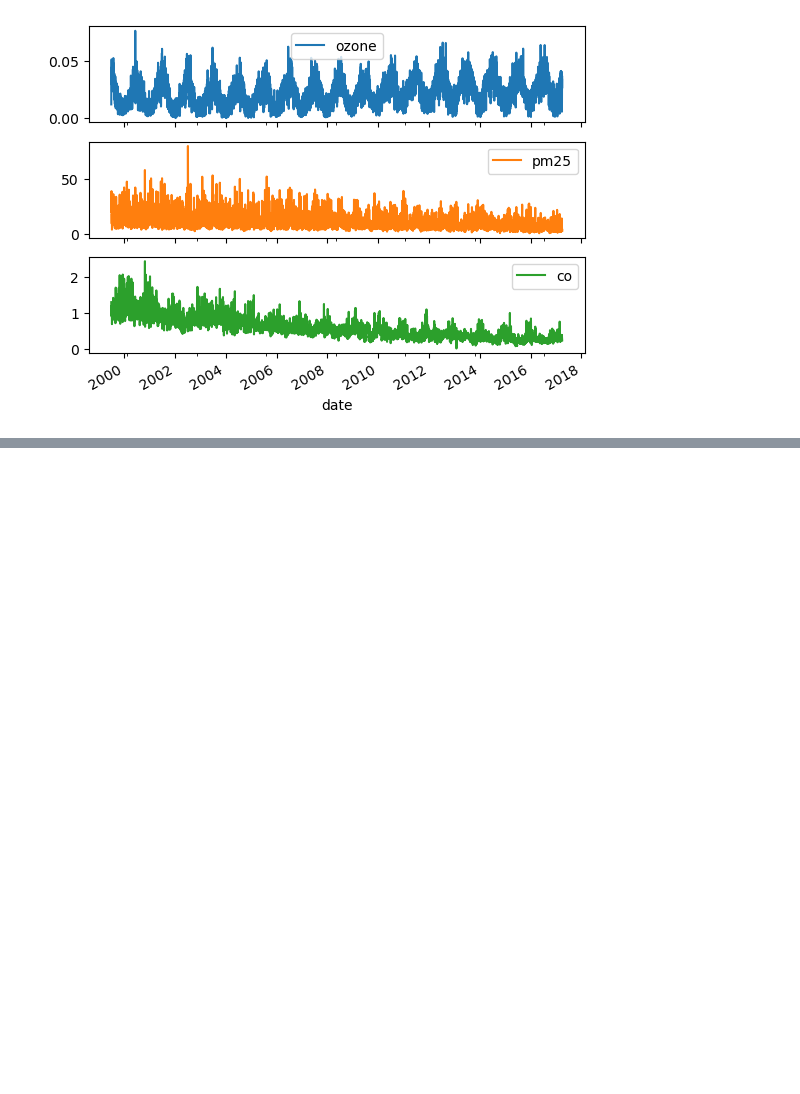
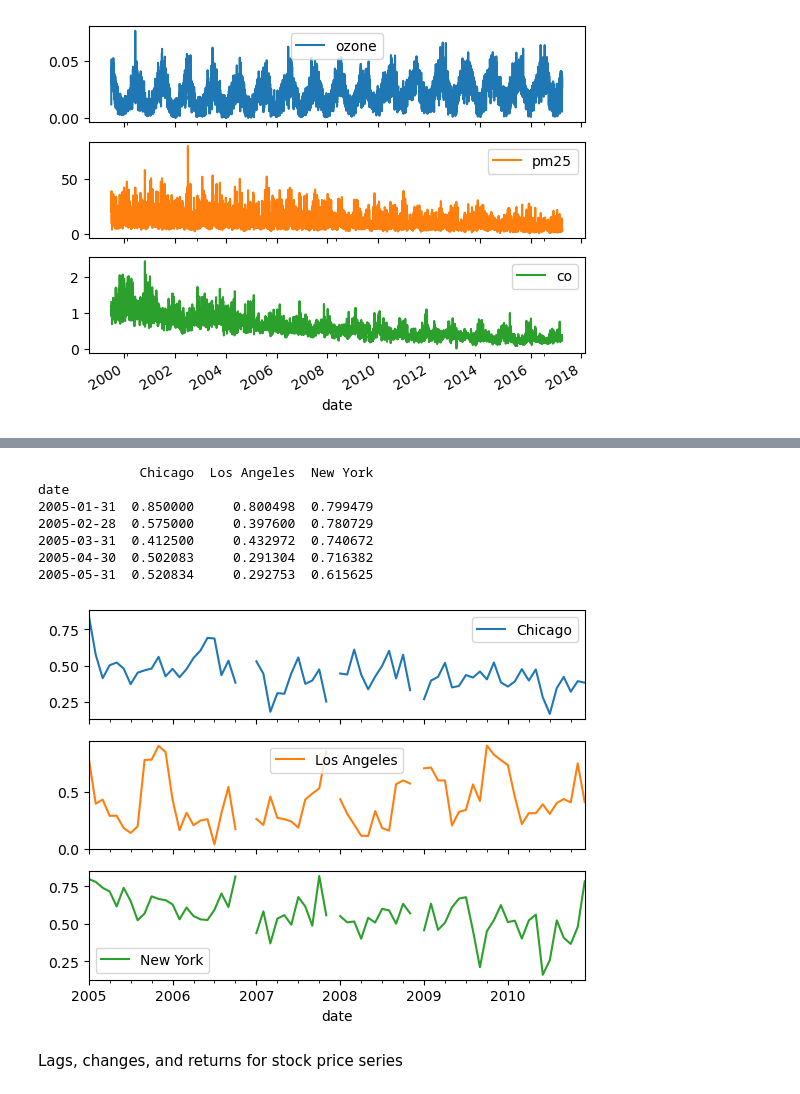
Before and after one commit to Htet-Khant-Linn/STAT_303_-Time_Series_Analysis, a Jupyter notebook: DataCamp/1. Manipulating Time Series Data in Python/ts_in_pandas.ipynb, the cells around one changed output, grey strips where cells are left out. Cells and saved outputs as stored; diff of their text form; code cells hidden in the pictures; blank space fills up the shorter version.

```diff
--- a/DataCamp/1. Manipulating Time Series Data in Python/ts_in_pandas.ipynb
+++ b/DataCamp/1. Manipulating Time Series Data in Python/ts_in_pandas.ipynb
@@ -150,0 +262,19 @@ plt.show()
+# %%
+# Set frquency to Monthly
+
+co = co.asfreq('ME')
+print(co.head())
+co.plot(subplots=True)
+plt.savefig('output/co_monthly_freq.png')
+plt.show()
+# %% [output]
+             Chicago  Los Angeles  New York
+date
+2005-01-31  0.850000     0.800498  0.799479
+2005-02-28  0.575000     0.397600  0.780729
+2005-03-31  0.412500     0.432972  0.740672
+2005-04-30  0.502083     0.291304  0.716382
+2005-05-31  0.520834     0.292753  0.615625
+[figure, added]
+# %% [markdown]
+Lags, changes, and returns for stock price series
```
Also changed, not shown: parts of 14 cells of this notebook, 7 other files.
